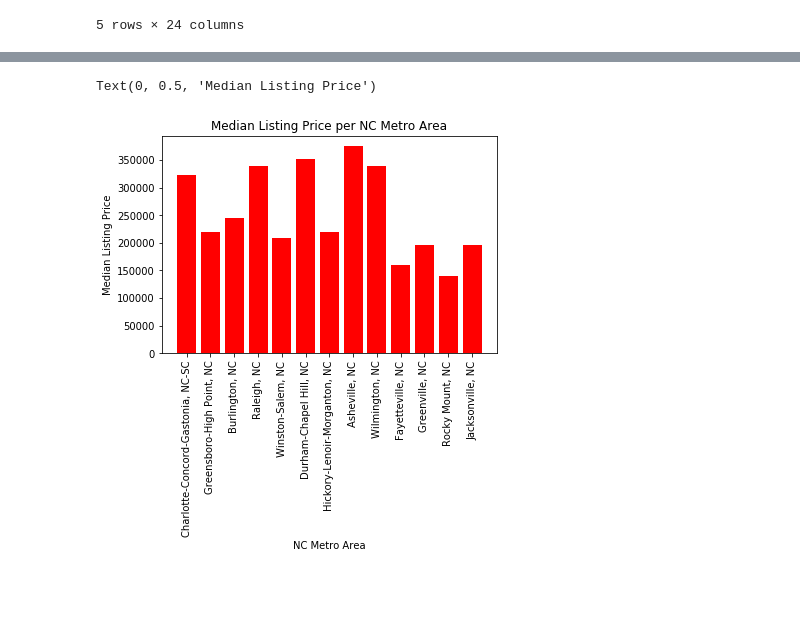
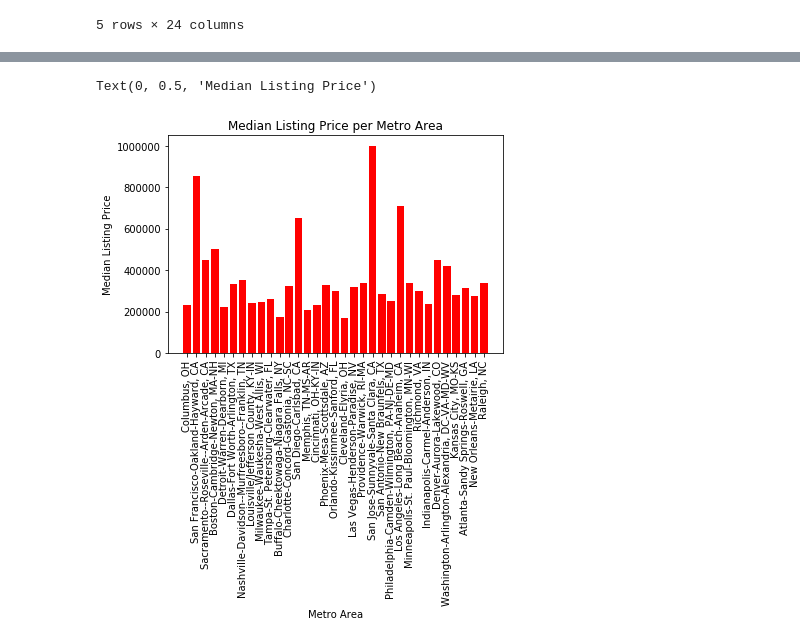
Before and after one commit to LoriHarris/Real_Estate_Affordability, a Jupyter notebook: plots.ipynb, the cells around one changed output, grey strips where cells are left out. Drawn from its saved outputs; the diff is of its cells as text; code cells hidden in the pictures; blank space fills up the shorter version.

Commit message:
coded for top 50 cities and crossmatched hotness rank

```diff
--- a/plots.ipynb
+++ b/plots.ipynb
@@ -82,3 +137,15 @@ data_sort.head()
 | 95 | 201812 | 18140 | Columbus, OH | 31 | 4.0 | -1.0 | 5.0 | 94.481605 | ... |
 | 252 | 201812 | 23060 | Fort Wayne, IN | 119 | 5.0 | -3.0 | 7.0 | 94.314381 | ... |
 5 rows × 24 columns
+# %%
+# Data cleaning
+df_sort = data_rename.sort_values(by=['CBSACode'])
+df_sort.head(15)
+
+lkup_lst.sort_values(by=['CBSACode'])
+lkup_lst.head(15)
+
+# Merge datasets
+top_df = pd.merge(lkup_lst, df_sort, on="CBSACode", how="left")
+top_df.head(10)
+top_df.count()
@@ -96,5 +197,7 @@ data_revsort.head()
 # %%
-nc_df = data_rename.loc[data_rename['CBSATitle'].str.contains(', NC')]
+# NC Cities
+not_null_df = top_df.dropna(how="any")
+nc_df = not_null_df.loc[not_null_df['CBSATitle'].str.contains(', NC')]
 nc_sort = nc_df.sort_values(by=['hrank'])
 nc_sort
 # %% [output]
@@ -127,0 +232,6 @@ Index(['Month', 'CBSACode', 'CBSATitle', 'Nielsen HH Rank', 'hrank',
+# %%
+# Hotness Rating (100)
+not_null_df.describe()
+hrank_high = not_null_df.loc[(not_null_df["hrank"] <= 100)]
+sort_hrank = hrank_high.sort_values(by=['hrank'])
+sort_hrank
@@ -128,16 +275,16 @@ Index(['Month', 'CBSACode', 'CBSATitle', 'Nielsen HH Rank', 'hrank',
 # %%
 # Obtain the x and y coordinates for NC
-x_axis = nc_sort['CBSATitle']
-y_axis = nc_sort['MedListPrice']
+x_axis = sort_hrank['CBSATitle']
+y_axis = sort_hrank['MedListPrice']
 tick_locations = [value for value in x_axis]
 
 plt.bar(x_axis, y_axis, color="r", align="center")
-plt.xticks(tick_locations, nc_sort['CBSATitle'], rotation="vertical")
+plt.xticks(tick_locations, sort_hrank['CBSATitle'], rotation="vertical")
 
 # Set a Title and labels
-plt.title("Median Listing Price per NC Metro Area")
-plt.xlabel("NC Metro Area")
+plt.title("Median Listing Price per Metro Area")
+plt.xlabel("Metro Area")
 plt.ylabel("Median Listing Price")
 # %% [output]
 Text(0, 0.5, 'Median Listing Price')
-[figure, old version]
+[figure, new version]
```
Also changed, not shown: parts of 16 cells of this notebook, 1 other file.
